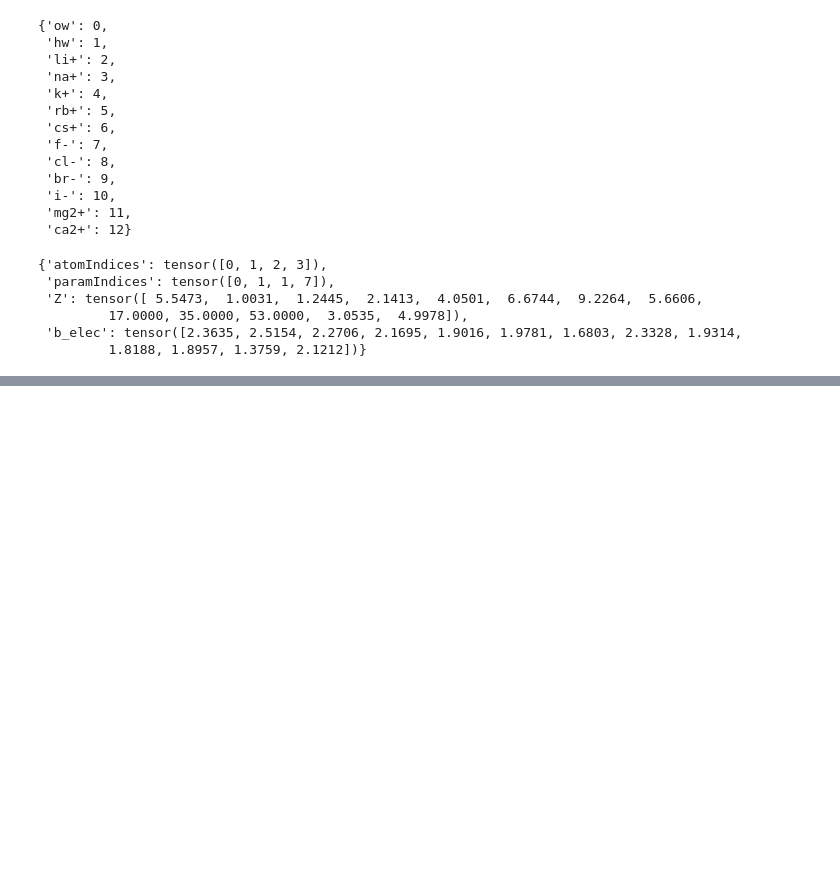
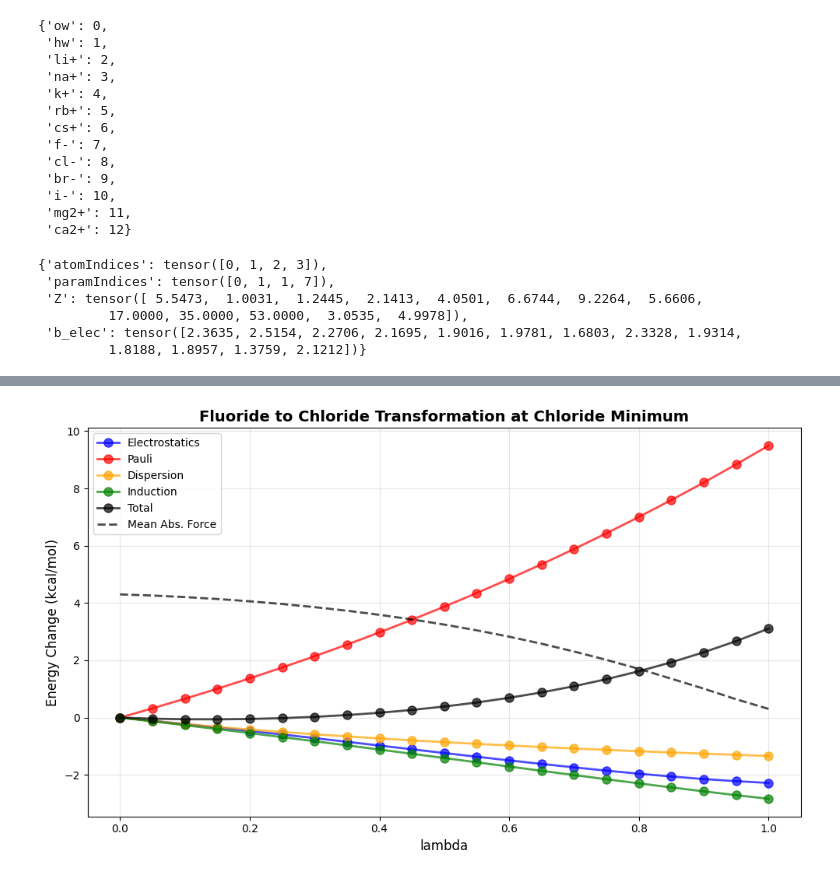
Before and after one commit to Ericwang6/pyCMM, a Jupyter notebook: notebooks/thermodynamic_integration.ipynb, the cells around one changed output, grey strips where cells are left out. Drawn from its saved outputs; the diff is of its cells as text; code cells hidden in the pictures; blank space fills up the shorter version.

Commit message:
Add plot of f- to cl- transformation.
Also add option to turn off polarization extrapolation

```diff
--- a/notebooks/thermodynamic_integration.ipynb
+++ b/notebooks/thermodynamic_integration.ipynb
@@ -23,9 +23,9 @@ h2o_f_dimer_path = os.path.join(os.path.abspath(''), 'data/h2o_f_dimer.pdb')
 h2o_cl_dimer_path = os.path.join(os.path.abspath(''), 'data/h2o_cl_dimer.pdb')
 
 # Parameterize system using fluorine #
-h2o_f_pdb = app.PDBFile(h2o_f_dimer_path)
+h2o_f_pdb = app.PDBFile(h2o_cl_dimer_path)
 top = Topology.fromOpenmm(h2o_f_pdb.topology, device)
-system = ff.parametrize(top, use_fd_morse=True, cutoff_sr=6.0, use_lr_dispersion=True, use_hardness_change=False, use_ewald=False)
+system = ff.parametrize(top, use_fd_morse=True, cutoff_sr=6.0, use_lr_dispersion=True, use_hardness_change=False, use_ewald=False, use_polarization_extrapolation=False)
 
 h2o_cl_pdb = app.PDBFile(h2o_cl_dimer_path)
 coords = torch.tensor(h2o_cl_pdb.getPositions(asNumpy=True)._value / BOHR2NM, device=device, requires_grad=True)
@@ -33,6 +33,9 @@ box = torch.tensor([[vec.x / BOHR2NM, vec.y / BOHR2NM, vec.z / BOHR2NM] for vec
 
 energies = system.getEnergy(coords, box)
 
+energies['total'].backward()
+print(coords.grad * HARTREE2KCAL / BOHR2ANG)
+
 for key in energies.keys():
     print(f"{key:} {energies[key] * HARTREE2KCAL:.4f}")
 
@@ -262,0 +270,61 @@ total -15.3679
+# %%
+def plot_alchemical_energies():
+    elec_energies = []
+    disp_energies = []
+    pauli_energies = []
+    induction_energies = []
+    total_energies = []
+    mean_abs_force = []
+    step = np.array([i for i in range(21)])
+    for i in step:
+        coords.grad = None # So that grads are not accumulated.
+        alchemical_system_2._update_parameters(i)
+        energies = alchemical_system_2.system.getEnergy(coords, box)
+        energies['total'].backward()
+        mean_abs_force.append(np.mean(np.abs(coords.grad.detach().cpu().numpy() * HARTREE2KCAL / BOHR2ANG)))
+
+
+        elec_energies.append(energies['perm_elec'].item() * HARTREE2KCAL)
+        disp_energies.append(energies['disp'].item() * HARTREE2KCAL)
+        induction_energies.append((energies['pol'] + energies['xpol'] + energies['ct_direct']).item() * HARTREE2KCAL)
+        pauli_energies.append(energies['pauli'].item() * HARTREE2KCAL)
+        total_energies.append(energies['total'].item() * HARTREE2KCAL)
+
+
+    elec_energies = np.array(elec_energies)
+    disp_energies = np.array(disp_energies)
+    pauli_energies = np.array(pauli_energies)
+    induction_energies = np.array(induction_energies)
+    total_energies = np.array(total_energies)
+    mean_abs_force = np.array(mean_abs_force)
+
+    lam_values = step / 20.0
+
+    plt.figure(figsize=(10, 6))
+    plt.plot(lam_values, elec_energies - elec_energies[0], 'o-', linewidth=2, markersize=8,
+        markerfacecolor='blue', markeredgecolor='blue', color='blue', alpha=0.7, label="Electrostatics")
+    plt.plot(lam_values, pauli_energies - pauli_energies[0], 'o-', linewidth=2, markersize=8,
+        markerfacecolor='red', markeredgecolor='red', color='red', alpha=0.7, label="Pauli")
+    plt.plot(lam_values, disp_energies - disp_energies[0], 'o-', linewidth=2, markersize=8,
+        markerfacecolor='orange', markeredgecolor='orange', color='orange', alpha=0.7, label="Dispersion")
+    plt.plot(lam_values, induction_energies - induction_energies[0], 'o-', linewidth=2, markersize=8,
+        markerfacecolor='green', markeredgecolor='green', color='green', alpha=0.7, label="Induction")
+    plt.plot(lam_values, total_energies - total_energies[0], 'o-', linewidth=2, markersize=8,
+            markerfacecolor='black', markeredgecolor='black', color='black', alpha=0.7, label="Total")
+    plt.plot(lam_values, mean_abs_force, '--', linewidth=2, markersize=8,
+        markerfacecolor='black', markeredgecolor='black', color='black', alpha=0.7, label="Mean Abs. Force")
+
+    plt.xlabel('lambda', fontsize=12)
+    plt.ylabel('Energy Change (kcal/mol)', fontsize=12)
+    plt.title('Fluoride to Chloride Transformation at Chloride Minimum', fontsize=14, fontweight='bold')
+
+    plt.grid(True, alpha=0.3)
+
+    plt.legend()
+
+    plt.tight_layout()
+    plt.show()
+
+plot_alchemical_energies()
+# %% [output]
+[figure, added]
```
Also changed, not shown: parts of 3 cells of this notebook, 4 other files.
